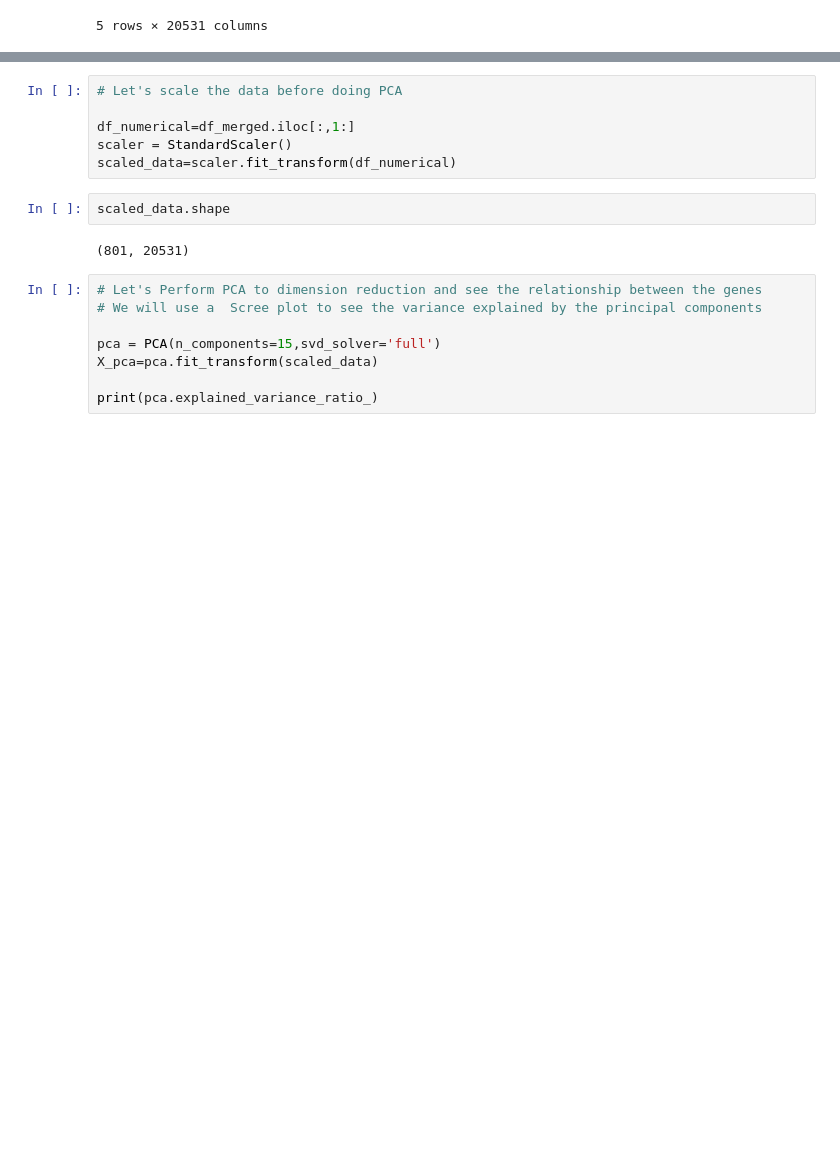
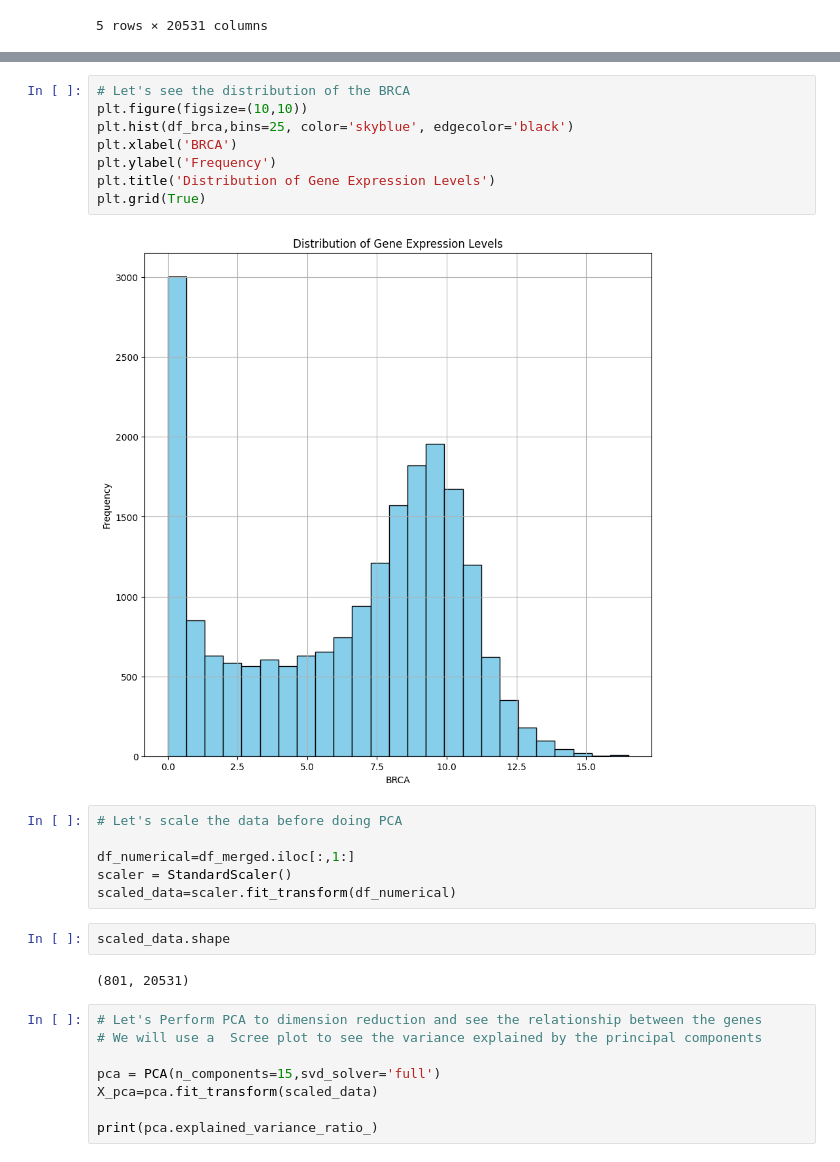
Before and after one commit to EdwinR01/DANA_4840, a Jupyter notebook: Edwin_DANA4840.ipynb, the cells around one changed output, grey strips where cells are left out. Saved outputs shown, nothing was run; the diff lists cells and outputs as text; blank space fills up the shorter version.

```diff
--- a/Edwin_DANA4840.ipynb
+++ b/Edwin_DANA4840.ipynb
@@ -127,3 +155,13 @@ df_numerical
+# %%
+# Let's see the distribution of the BRCA
+plt.figure(figsize=(10,10))
+plt.hist(df_brca,bins=25, color='skyblue', edgecolor='black')
+plt.xlabel('BRCA')
+plt.ylabel('Frequency')
+plt.title('Distribution of Gene Expression Levels')
+plt.grid(True)
+# %% [output]
+[figure, added]
 # %%
 # Let's scale the data before doing PCA
 
```
Also changed, not shown: parts of 6 cells of this notebook, 1 other file.
